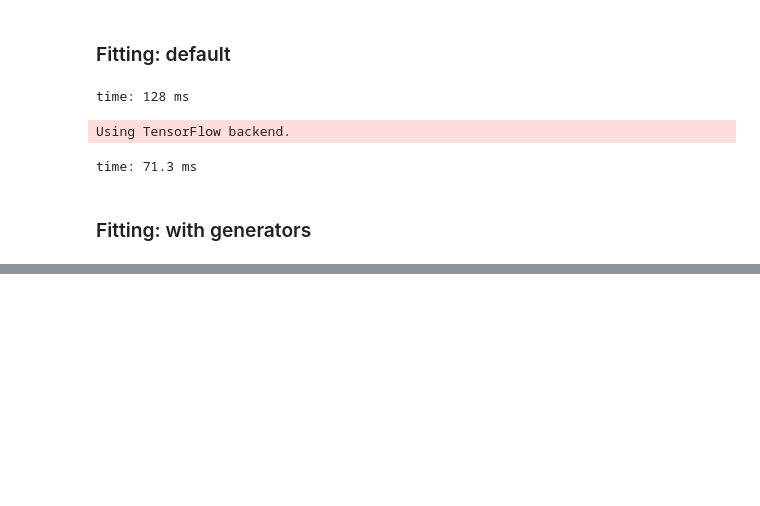
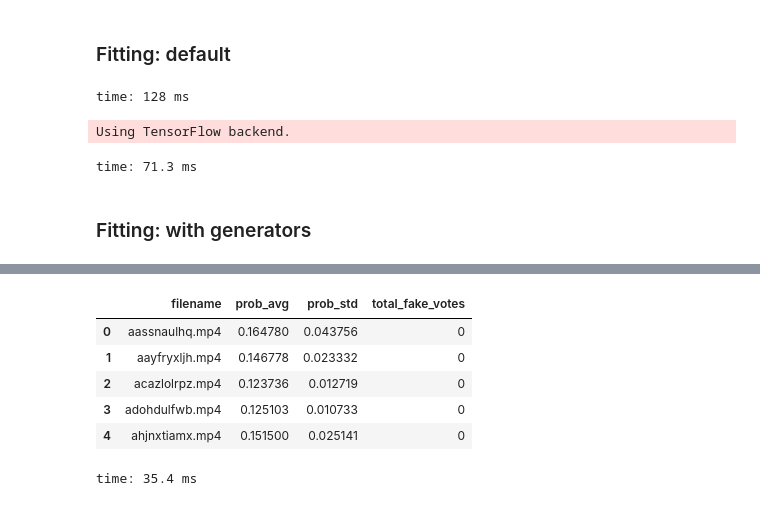
Before and after one commit to alibakh62/DeepFake-Kaggle, a Jupyter notebook: notebook/colab/DeepFakeDetection_V1.ipynb, the cells around one changed output, grey strips where cells are left out. Drawn from its saved outputs; the diff is of its cells as text; code cells hidden in the pictures; blank space fills up the shorter version.

```diff
--- a/notebook/colab/DeepFakeDetection_V1.ipynb
+++ b/notebook/colab/DeepFakeDetection_V1.ipynb
@@ -467,0 +545,21 @@ plt.show()
+# %%
+# predicting videos
+def predict_on_videos(model):
+    images = glob(os.path.join(BASE_FOLDER, f"{TEST_FRAMES_FOLDER}/*.jpg"))
+    framescount = len(os.listdir(os.path.join(BASE_FOLDER, TEST_FRAMES_FOLDER)))
+    predictions = []
+    for i in tqdm_notebook(images, total=framescount):
+        video_prediction = {}
+        framename = os.path.splitext(i.split('/')[-1])[0]
+        videoname = framename.split('_')[0] + '.mp4'
+        video_prediction.update({"filename": videoname})
+        img = image.load_img(i, target_size=(INPUT_SHAPE[0], INPUT_SHAPE[1], 3))
+        img = image.img_to_array(img)
+        img = img/255
+        img_ = np.expand_dims(img, axis=0)
+        prob = model.predict_proba(img_)[0][0]
+        is_fake = model.predict_classes(img_)[0][0]
+        video_prediction.update({"probability": prob})
+        video_prediction.update({"is_fake": is_fake})
+        predictions.append(video_prediction)
+    return predictions
@@ -467,0 +568,2 @@ plt.show()
+# %%
+predictions = predict_on_videos(model)
@@ -467,0 +573,4 @@ plt.show()
+# %%
+predictionsdf = pd.DataFrame(predictions)
+predictionsdf["probability"].astype('float')
+predictionsdf.head()
@@ -467,0 +585,25 @@ plt.show()
+# %%
+aggregations = {
+    'probability': ["mean", "std"],
+    'is_fake': "sum"
+}
+renames = {
+    "mean": "prob_avg",
+    "std": "prob_std",
+    "sum": "total_fake_votes"
+}
+
+tmp = pd.DataFrame(predictionsdf.groupby('filename')
+                                .agg(aggregations)
+                                .rename(columns=renames))
+tmp.columns = tmp.columns.droplevel(level=0)
+tmp.reset_index(inplace=True)
+tmp.head()
+# %% [output]
+|  | filename | prob_avg | prob_std | total_fake_votes |
+| 0 | aassnaulhq.mp4 | 0.164780 | 0.043756 | 0 |
+| 1 | aayfryxljh.mp4 | 0.146778 | 0.023332 | 0 |
+| 2 | acazlolrpz.mp4 | 0.123736 | 0.012719 | 0 |
+| 3 | adohdulfwb.mp4 | 0.125103 | 0.010733 | 0 |
+| 4 | ahjnxtiamx.mp4 | 0.151500 | 0.025141 | 0 |
+time: 35.4 ms
```
Also changed, not shown: parts of 23 cells of this notebook.
